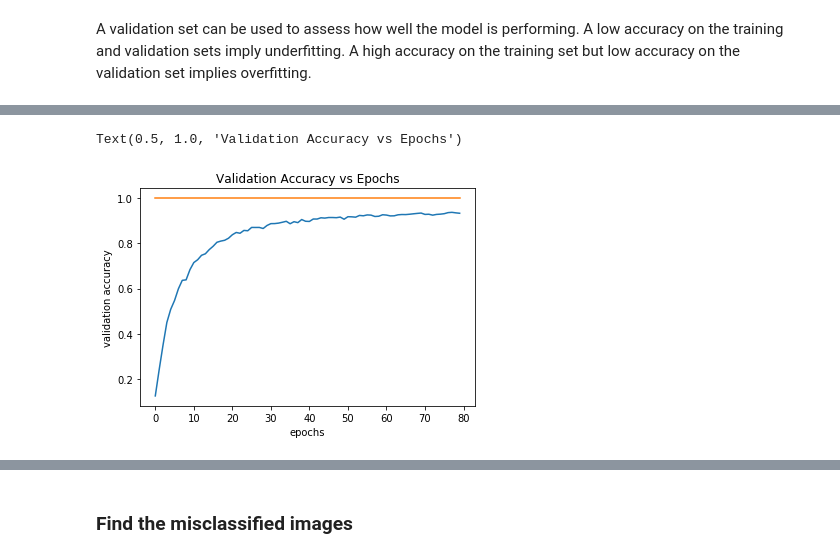
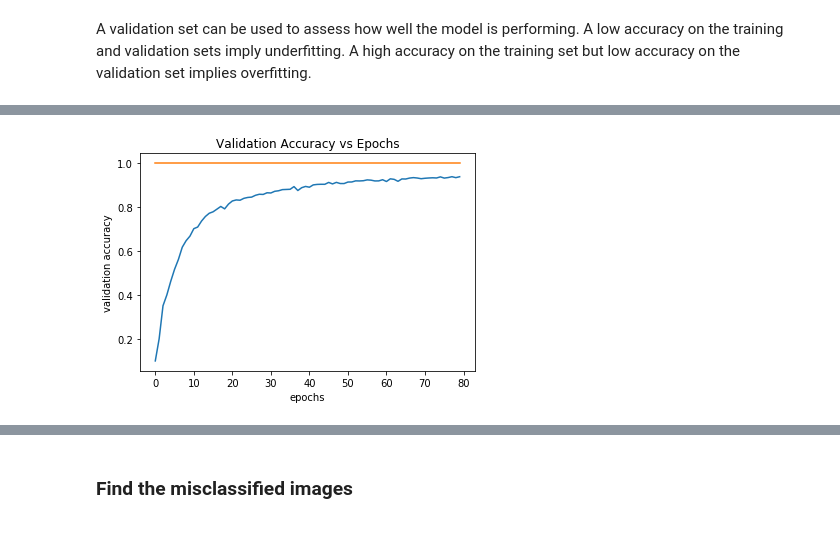
Before and after one commit to suvoganguli/SDCND-Projects, a Jupyter notebook: CarND-Traffic-Sign-Classifier-P3/Traffic_Sign_Classifier.ipynb, the cells around one changed output, grey strips where cells are left out. Saved outputs shown, nothing was run; the diff lists cells and outputs as text; code cells hidden in the pictures.

```diff
--- a/CarND-Traffic-Sign-Classifier-P3/Traffic_Sign_Classifier.ipynb
+++ b/CarND-Traffic-Sign-Classifier-P3/Traffic_Sign_Classifier.ipynb
@@ -367,15 +386,34 @@ Validation Accuracy = 0.934
 
 Model saved
-# %%
-plt.figure(1)
-epochs = range(EPOCHS)
-plt.plot(epochs,validation_accuracy,epochs,np.ones(EPOCHS))
-plt.xlabel('epochs')
-plt.ylabel('validation accuracy')
-plt.title('Validation Accuracy vs Epochs')
-# %% [output]
-Text(0.5, 1.0, 'Validation Accuracy vs Epochs')
-[figure, removed]
+# %%
+if RESTORE:
+    #import matplotlib.image as mpimg
+    #import matplotlib as mpl
+    #mpl.rcParams['figure.dpi']= 150
+    #img=mpimg.imread('training-lenetmod-final.png')
+    #imgplot = plt.imshow(img)
+
+    import pickle
+    with open('validation_accuracy.pickle', 'rb') as f:
+        validation_accuracy = pickle.load(f)
+
+    plt.figure(1)
+    epochs = range(EPOCHS)
+    plt.plot(epochs,validation_accuracy,epochs,np.ones(EPOCHS))
+    plt.xlabel('epochs')
+    plt.ylabel('validation accuracy')
+    plt.title('Validation Accuracy vs Epochs')
+
+
+else:
+    plt.figure(1)
+    epochs = range(EPOCHS)
+    plt.plot(epochs,validation_accuracy,epochs,np.ones(EPOCHS))
+    plt.xlabel('epochs')
+    plt.ylabel('validation accuracy')
+    plt.title('Validation Accuracy vs Epochs')
+# %% [output]
+[figure, added]
 # %%
 with tf.Session() as sess:
     saver.restore(sess, tf.train.latest_checkpoint('.'))
```
Also changed, not shown: parts of 10 cells of this notebook, 10 other files.
